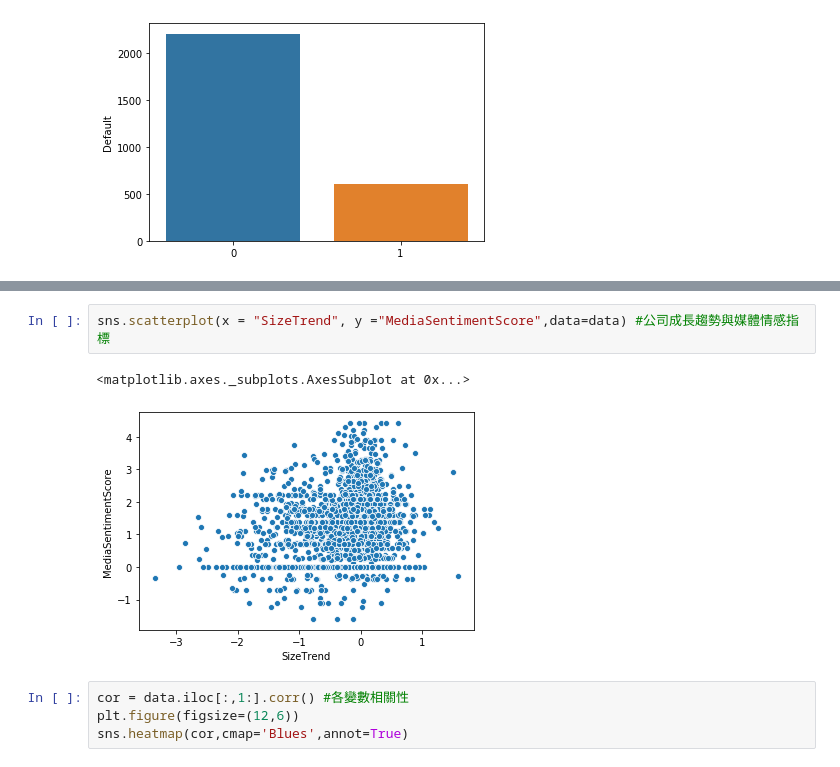
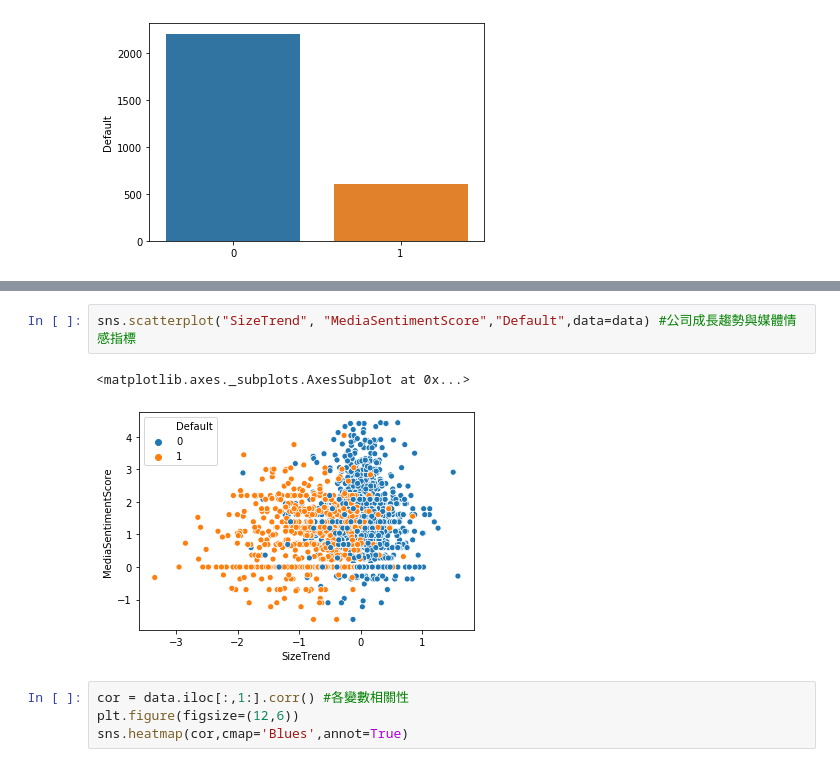
Before and after one commit to handsomegod100/work, a Jupyter notebook: 企業違約EDA.ipynb, the cells around one changed output, grey strips where cells are left out. Drawn from its saved outputs; the diff is of its cells as text.

```diff
--- a/企業違約EDA.ipynb
+++ b/企業違約EDA.ipynb
@@ -36,10 +36,10 @@ sns.boxplot(x = "Default" , y = "MediaSentimentScore" ,data = data) #違約與
 <matplotlib.axes._subplots.AxesSubplot at 0x...>
 [figure]
 # %%
-sns.scatterplot(x = "SizeTrend", y ="MediaSentimentScore",data=data) #公司成長趨勢與媒體情感指標
+sns.scatterplot("SizeTrend", "MediaSentimentScore","Default",data=data) #公司成長趨勢與媒體情感指標
 # %% [output]
 <matplotlib.axes._subplots.AxesSubplot at 0x...>
-[figure, old version]
+[figure, new version]
 # %%
 cor = data.iloc[:,1:].corr() #各變數相關性
 plt.figure(figsize=(12,6))
```
Also changed, not shown: parts of 2 cells of this notebook.
